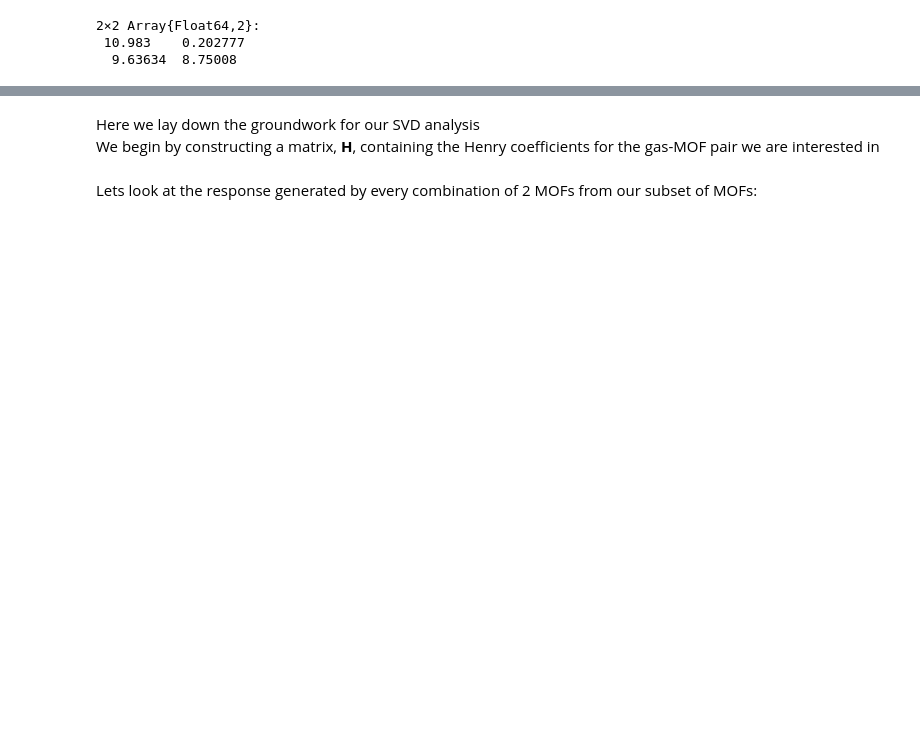
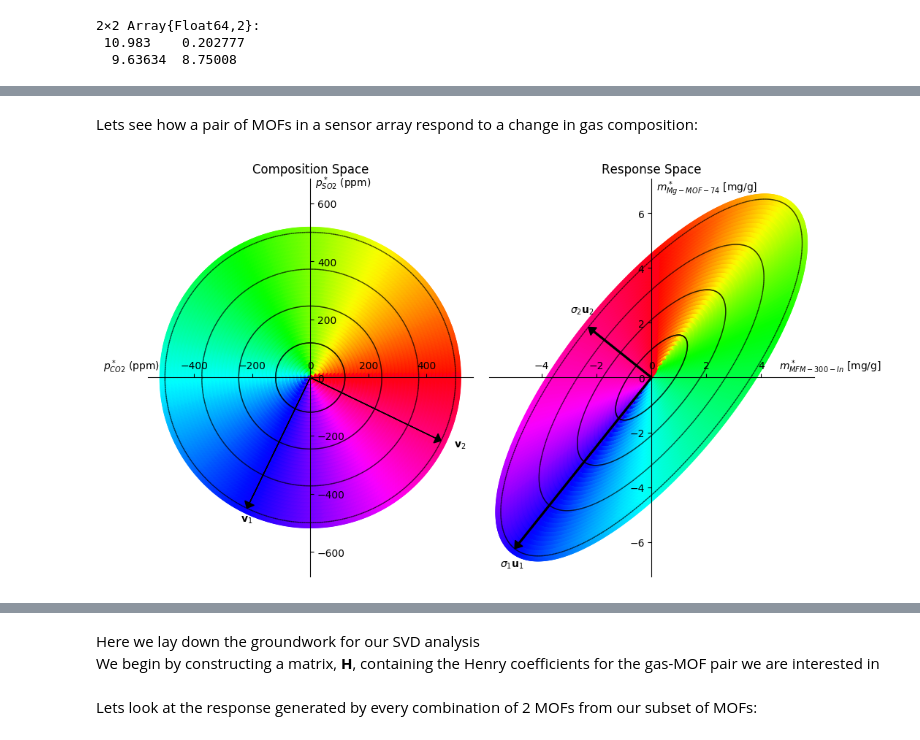
Before and after one commit to SimonEnsemble/sensor_arrays, a Jupyter notebook: src/Sensing.ipynb, the cells around one changed output, grey strips where cells are left out. Cells and saved outputs as stored; diff of their text form; code cells hidden in the pictures; blank space fills up the shorter version.

```diff
--- a/src/Sensing.ipynb
+++ b/src/Sensing.ipynb
@@ -108,0 +261,6 @@ construct_H_matrix([mof1, mof2], ["SO2", "CO2"])
+# %% [markdown]
+Lets see how a pair of MOFs in a sensor array respond to a change in gas composition:
+# %%
+plot_response(["MFM-300-In", "Mg-MOF-74"], ["CO2", "SO2"])
+# %% [output]
+[figure, added]
```
Also changed, not shown: parts of 27 cells of this notebook.
